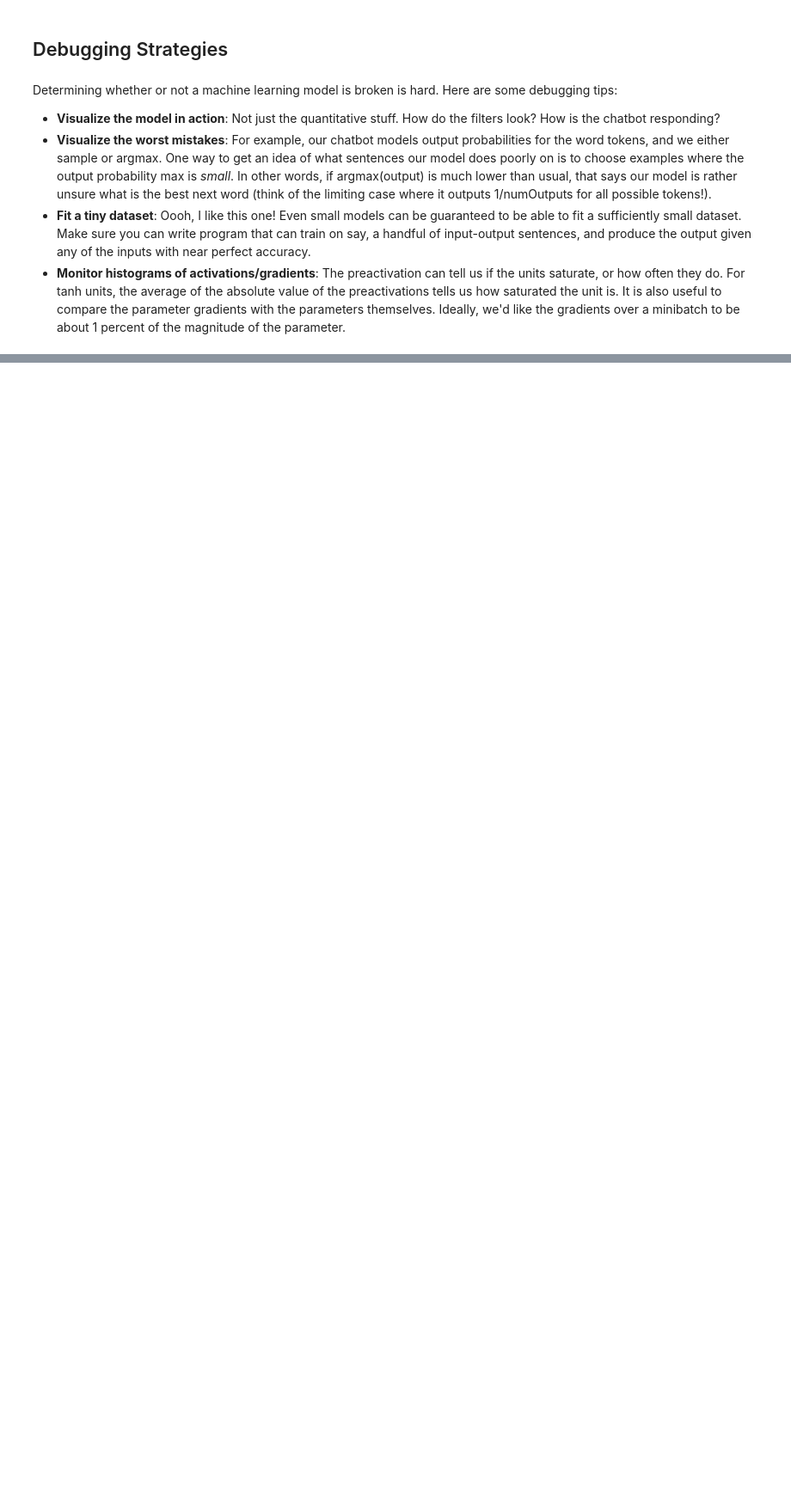
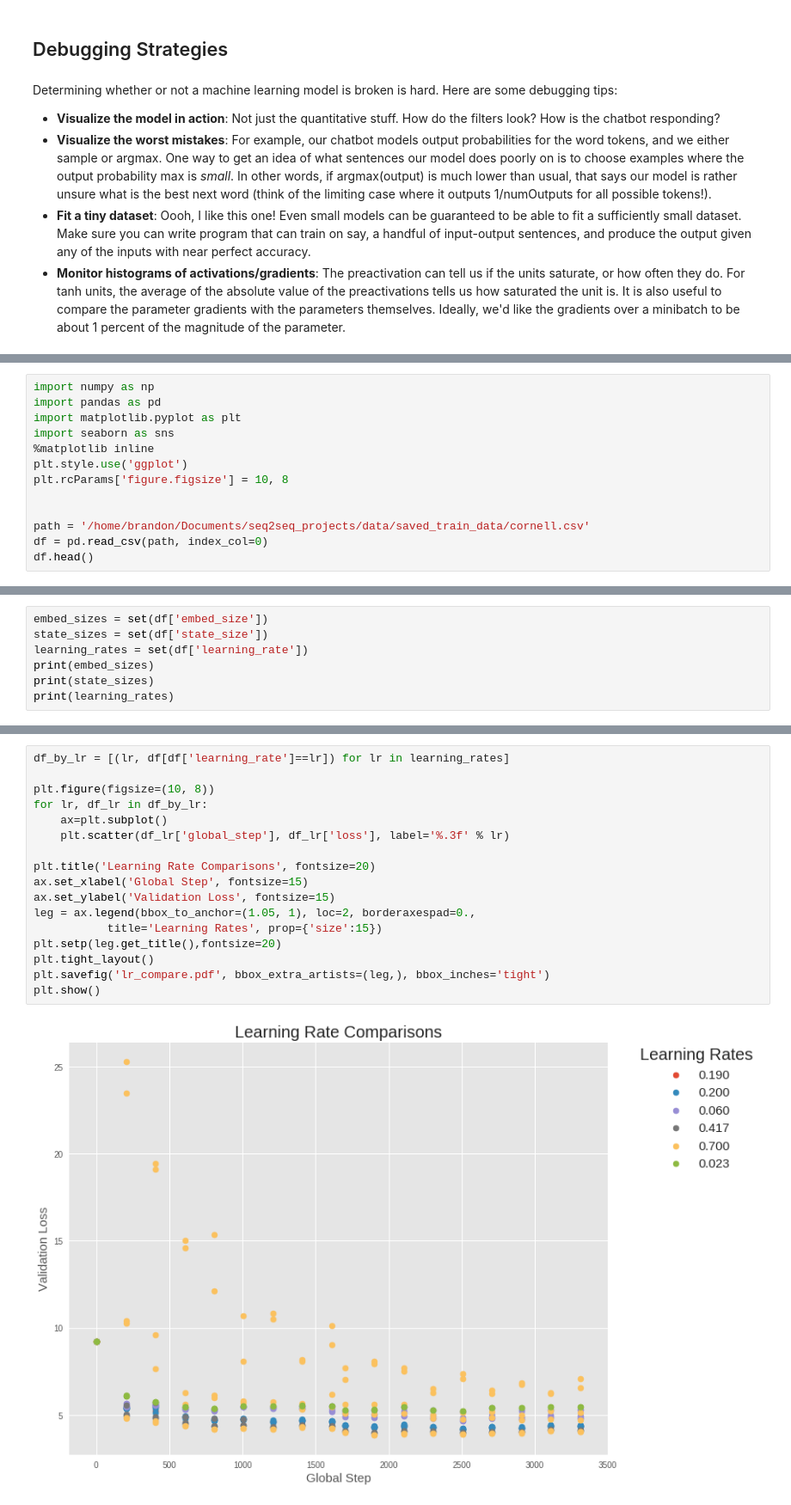
Before and after one commit to mckinziebrandon/DeepChatModels, a Jupyter notebook: notebooks/Analysis.ipynb, the cells around one changed output, grey strips where cells are left out. Shown at 86% size. Saved outputs shown, nothing was run; the diff lists cells and outputs as text; blank space fills up the shorter version.

```diff
--- a/notebooks/Analysis.ipynb
+++ b/notebooks/Analysis.ipynb
@@ -48,0 +51,13 @@ Determining whether or not a machine learning model is broken is hard. Here are
+# %%
+import numpy as np
+import pandas as pd
+import matplotlib.pyplot as plt
+import seaborn as sns
+%matplotlib inline
+plt.style.use('ggplot')
+plt.rcParams['figure.figsize'] = 10, 8
+
+
+path = '/home/brandon/Documents/seq2seq_projects/data/saved_train_data/cornell.csv'
+df = pd.read_csv(path, index_col=0)
+df.head()
@@ -48,0 +71,7 @@ Determining whether or not a machine learning model is broken is hard. Here are
+# %%
+embed_sizes = set(df['embed_size'])
+state_sizes = set(df['state_size'])
+learning_rates = set(df['learning_rate'])
+print(embed_sizes)
+print(state_sizes)
+print(learning_rates)
@@ -48,0 +84,19 @@ Determining whether or not a machine learning model is broken is hard. Here are
+# %%
+df_by_lr = [(lr, df[df['learning_rate']==lr]) for lr in learning_rates]
+
+plt.figure(figsize=(10, 8))
+for lr, df_lr in df_by_lr:
+    ax=plt.subplot()
+    plt.scatter(df_lr['global_step'], df_lr['loss'], label='%.3f' % lr)
+
+plt.title('Learning Rate Comparisons', fontsize=20)
+ax.set_xlabel('Global Step', fontsize=15)
+ax.set_ylabel('Validation Loss', fontsize=15)
+leg = ax.legend(bbox_to_anchor=(1.05, 1), loc=2, borderaxespad=0.,
+           title='Learning Rates', prop={'size':15})
+plt.setp(leg.get_title(),fontsize=20)
+plt.tight_layout()
+plt.savefig('lr_compare.pdf', bbox_extra_artists=(leg,), bbox_inches='tight')
+plt.show()
+# %% [output]
+[figure, added]
```
Also changed, not shown: parts of 8 cells of this notebook, 10 other files.
